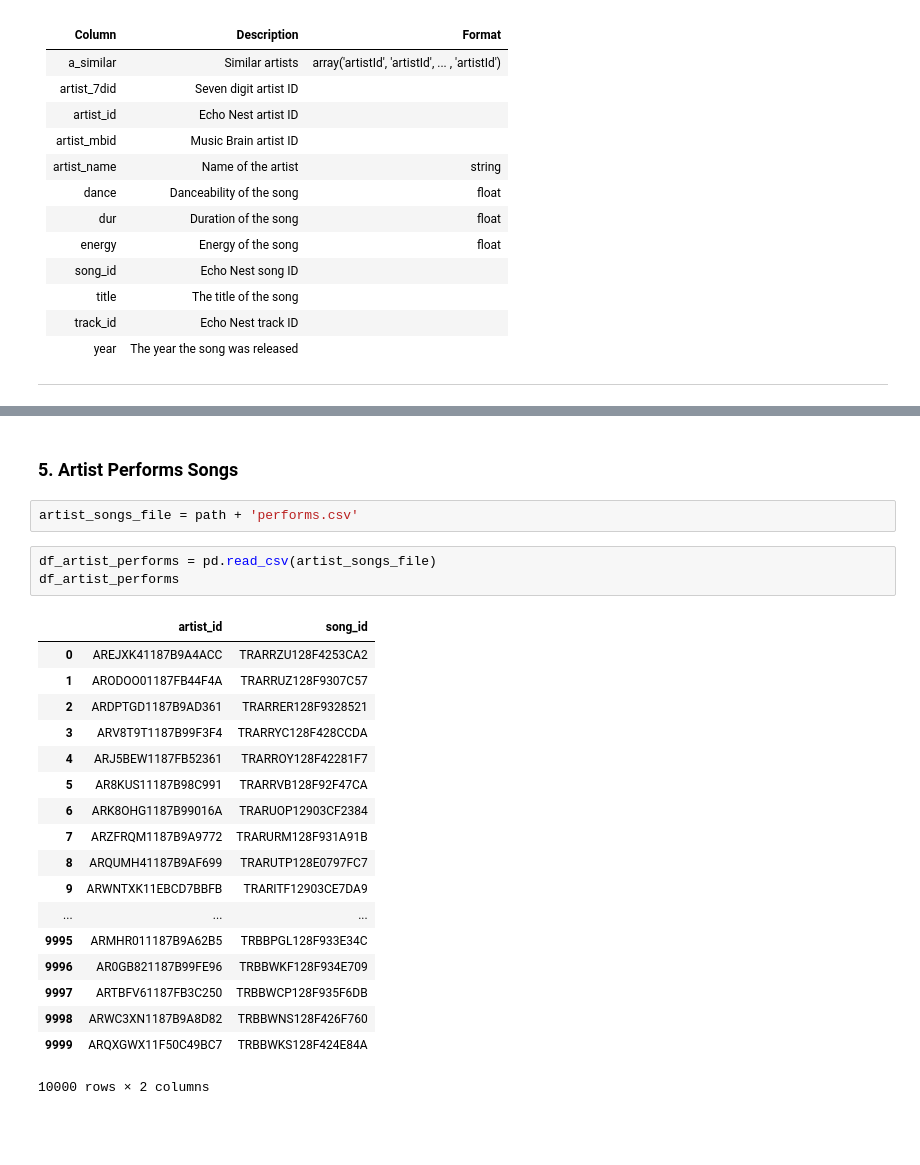
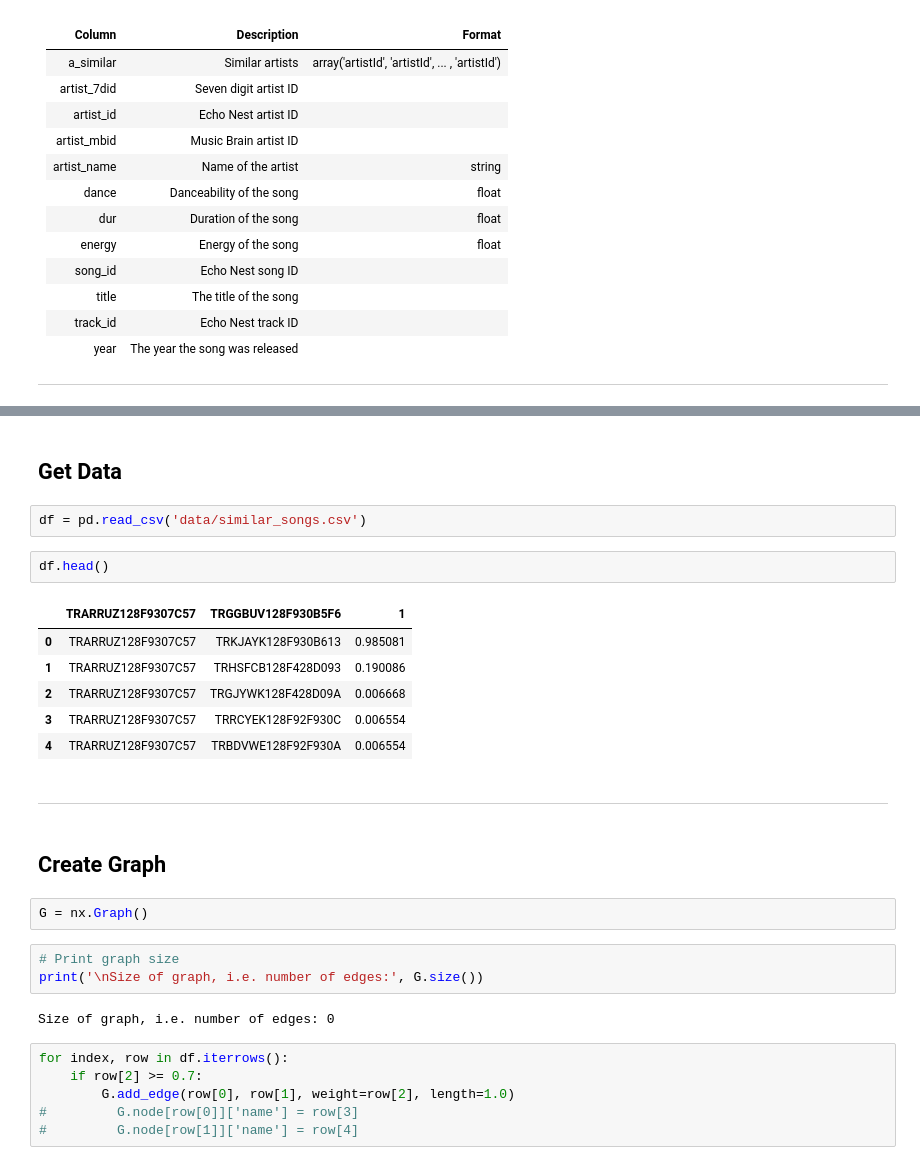
Before and after one commit to surumen/music-networks, a Jupyter notebook: Part 3 - Million Song Dataset Analysis.ipynb, the cells around one changed output, grey strips where cells are left out. Drawn from its saved outputs; the diff is of its cells as text; blank space fills up the shorter version.

```diff
--- a/Part 3 - Million Song Dataset Analysis.ipynb
+++ b/Part 3 - Million Song Dataset Analysis.ipynb
@@ -156,26 +57,30 @@ df_similar_songs
-# %% [markdown]
-### 5. Artist Performs Songs
-# %%
-artist_songs_file = path + 'performs.csv'
-# %%
-df_artist_performs = pd.read_csv(artist_songs_file)
-df_artist_performs
-# %% [output]
-|  | artist_id | song_id |
-| 0 | AREJXK41187B9A4ACC | TRARRZU128F4253CA2 |
-| 1 | ARODOO01187FB44F4A | TRARRUZ128F9307C57 |
-| 2 | ARDPTGD1187B9AD361 | TRARRER128F9328521 |
-| 3 | ARV8T9T1187B99F3F4 | TRARRYC128F428CCDA |
-| 4 | ARJ5BEW1187FB52361 | TRARROY128F42281F7 |
-| 5 | AR8KUS11187B98C991 | TRARRVB128F92F47CA |
-| 6 | ARK8OHG1187B99016A | TRARUOP12903CF2384 |
-| 7 | ARZFRQM1187B9A9772 | TRARURM128F931A91B |
-| 8 | ARQUMH41187B9AF699 | TRARUTP128E0797FC7 |
-| 9 | ARWNTXK11EBCD7BBFB | TRARITF12903CE7DA9 |
-| ... | ... | ... |
-| 9995 | ARMHR011187B9A62B5 | TRBBPGL128F933E34C |
-| 9996 | AR0GB821187B99FE96 | TRBBWKF128F934E709 |
-| 9997 | ARTBFV61187FB3C250 | TRBBWCP128F935F6DB |
-| 9998 | ARWC3XN1187B9A8D82 | TRBBWNS128F426F760 |
-| 9999 | ARQXGWX11F50C49BC7 | TRBBWKS128F424E84A |
-10000 rows × 2 columns
+# %% [markdown]
+## Get Data
+# %%
+df = pd.read_csv('data/similar_songs.csv')
+# %%
+df.head()
+# %% [output]
+|  | TRARRUZ128F9307C57 | TRGGBUV128F930B5F6 | 1 |
+| 0 | TRARRUZ128F9307C57 | TRKJAYK128F930B613 | 0.985081 |
+| 1 | TRARRUZ128F9307C57 | TRHSFCB128F428D093 | 0.190086 |
+| 2 | TRARRUZ128F9307C57 | TRGJYWK128F428D09A | 0.006668 |
+| 3 | TRARRUZ128F9307C57 | TRRCYEK128F92F930C | 0.006554 |
+| 4 | TRARRUZ128F9307C57 | TRBDVWE128F92F930A | 0.006554 |
+# %% [markdown]
+___
+# %% [markdown]
+## Create Graph
+# %%
+G = nx.Graph()
+# %%
+# Print graph size
+print('\nSize of graph, i.e. number of edges:', G.size())
+# %% [output]
+Size of graph, i.e. number of edges: 0
+# %%
+for index, row in df.iterrows():
+    if row[2] >= 0.7:
+        G.add_edge(row[0], row[1], weight=row[2], length=1.0)
+#         G.node[row[0]]['name'] = row[3]
+#         G.node[row[1]]['name'] = row[4]
```
Also changed, not shown: parts of 33 cells of this notebook, 1 other file.
